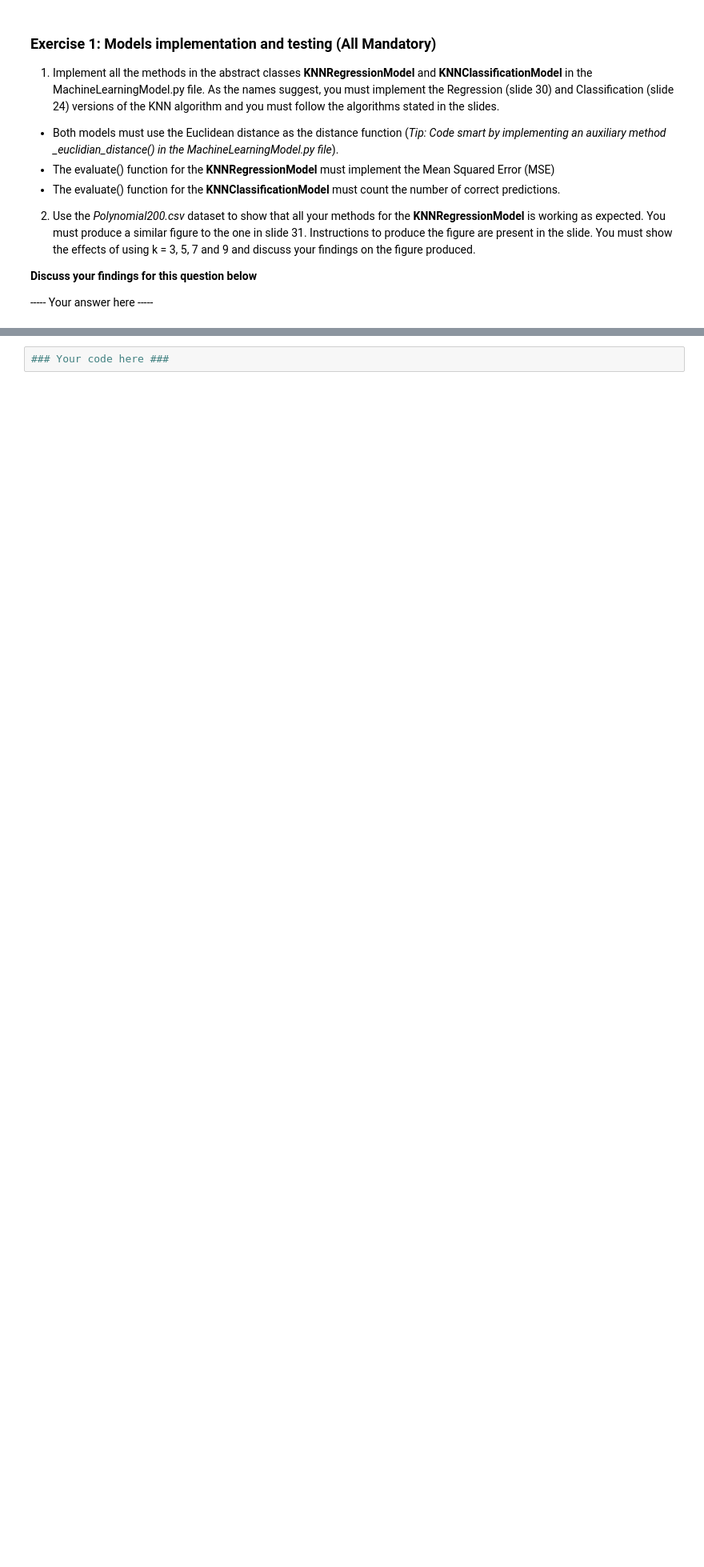
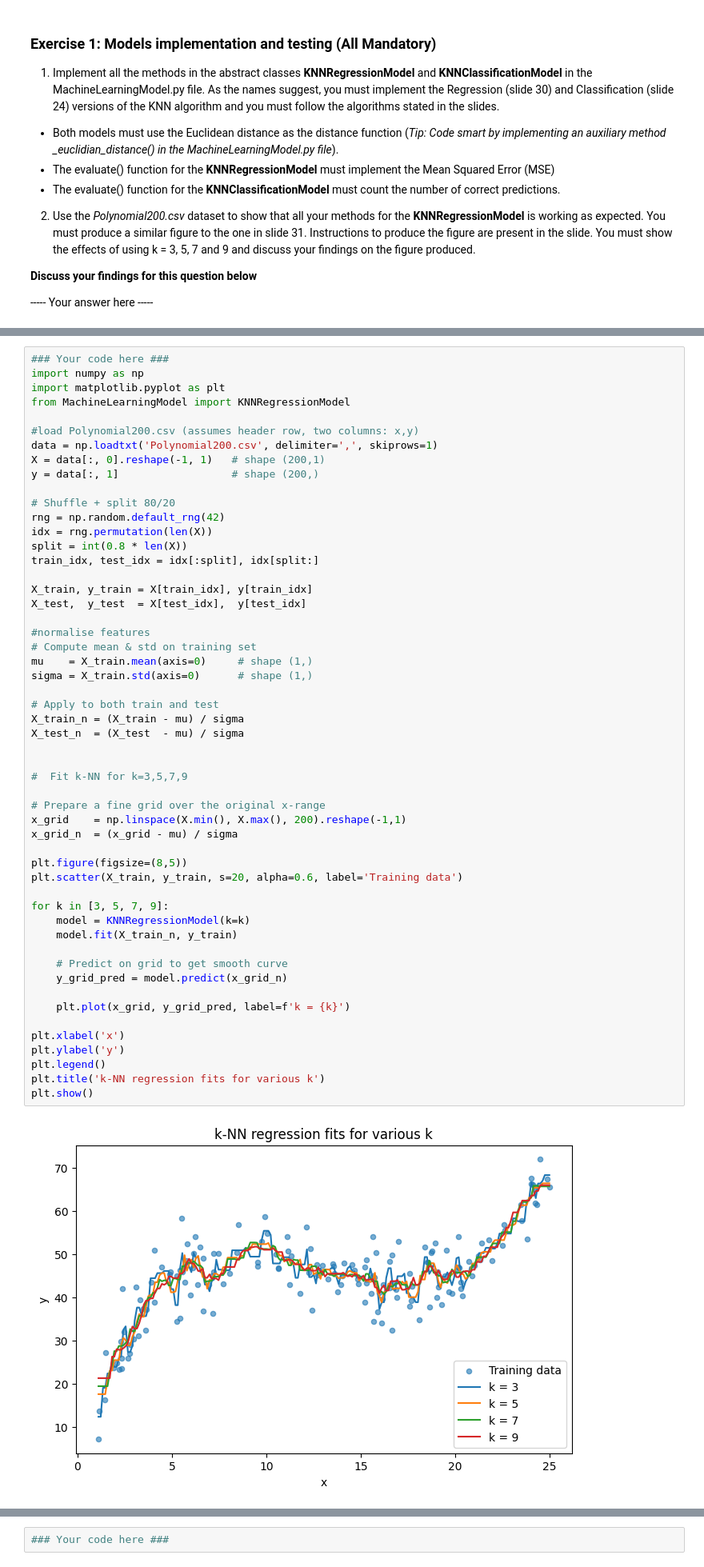
Before and after one commit to abdi221/ML_A1, a Jupyter notebook: Assignment-1-(2025)/Assignment 1/A1.ipynb, the cells around one changed output, grey strips where cells are left out. Shown at 80% size. Cells and saved outputs as stored; diff of their text form; blank space fills up the shorter version.

Commit message:
Add k-NN regression notebook: load Polynomial200.csv, normalize features, split data, and plot regression fits for k=3,5,7,9

```diff
--- a/Assignment-1-(2025)/Assignment 1/A1.ipynb
+++ b/Assignment-1-(2025)/Assignment 1/A1.ipynb
@@ -39,3 +37,58 @@ As the names suggest, you must implement the Regression (slide 30) and Classific
+# %%
+### Your code here ###
+import numpy as np
+import matplotlib.pyplot as plt
+from MachineLearningModel import KNNRegressionModel
+
+#load Polynomial200.csv (assumes header row, two columns: x,y)
+data = np.loadtxt('Polynomial200.csv', delimiter=',', skiprows=1)
+X = data[:, 0].reshape(-1, 1)   # shape (200,1)
+y = data[:, 1]                  # shape (200,)
+
+# Shuffle + split 80/20
+rng = np.random.default_rng(42)
+idx = rng.permutation(len(X))
+split = int(0.8 * len(X))
+train_idx, test_idx = idx[:split], idx[split:]
+
+X_train, y_train = X[train_idx], y[train_idx]
+X_test,  y_test  = X[test_idx],  y[test_idx]
+
+#normalise features
+# Compute mean & std on training set
+mu    = X_train.mean(axis=0)     # shape (1,)
+sigma = X_train.std(axis=0)      # shape (1,)
+
+# Apply to both train and test
+X_train_n = (X_train - mu) / sigma
+X_test_n  = (X_test  - mu) / sigma
+
+
+#  Fit k-NN for k=3,5,7,9
+
+# Prepare a fine grid over the original x-range
+x_grid    = np.linspace(X.min(), X.max(), 200).reshape(-1,1)
+x_grid_n  = (x_grid - mu) / sigma
+
+plt.figure(figsize=(8,5))
+plt.scatter(X_train, y_train, s=20, alpha=0.6, label='Training data')
+
+for k in [3, 5, 7, 9]:
+    model = KNNRegressionModel(k=k)
+    model.fit(X_train_n, y_train)
+
+    # Predict on grid to get smooth curve
+    y_grid_pred = model.predict(x_grid_n)
+
+    plt.plot(x_grid, y_grid_pred, label=f'k = {k}')
+
+plt.xlabel('x')
+plt.ylabel('y')
+plt.legend()
+plt.title('k-NN regression fits for various k')
+plt.show()
+# %% [output]
+[figure, added]
 # %% [markdown]
 
 3. Use the *IrisDataset.csv* dataset to show that all your methods for the **KNNClassificationModel** is working as expected. You must produce a similar figure to the one in slide 28. Instructions on how to produce the figure are given in the slide. You must choose 2 input variables only to produce the figure (they do not need to match the figure in the slide). You must show the effects of using k = 3, 5, 7, and 9 and discuss the figure produced.
```
Also changed, not shown: parts of 1 cell of this notebook.
